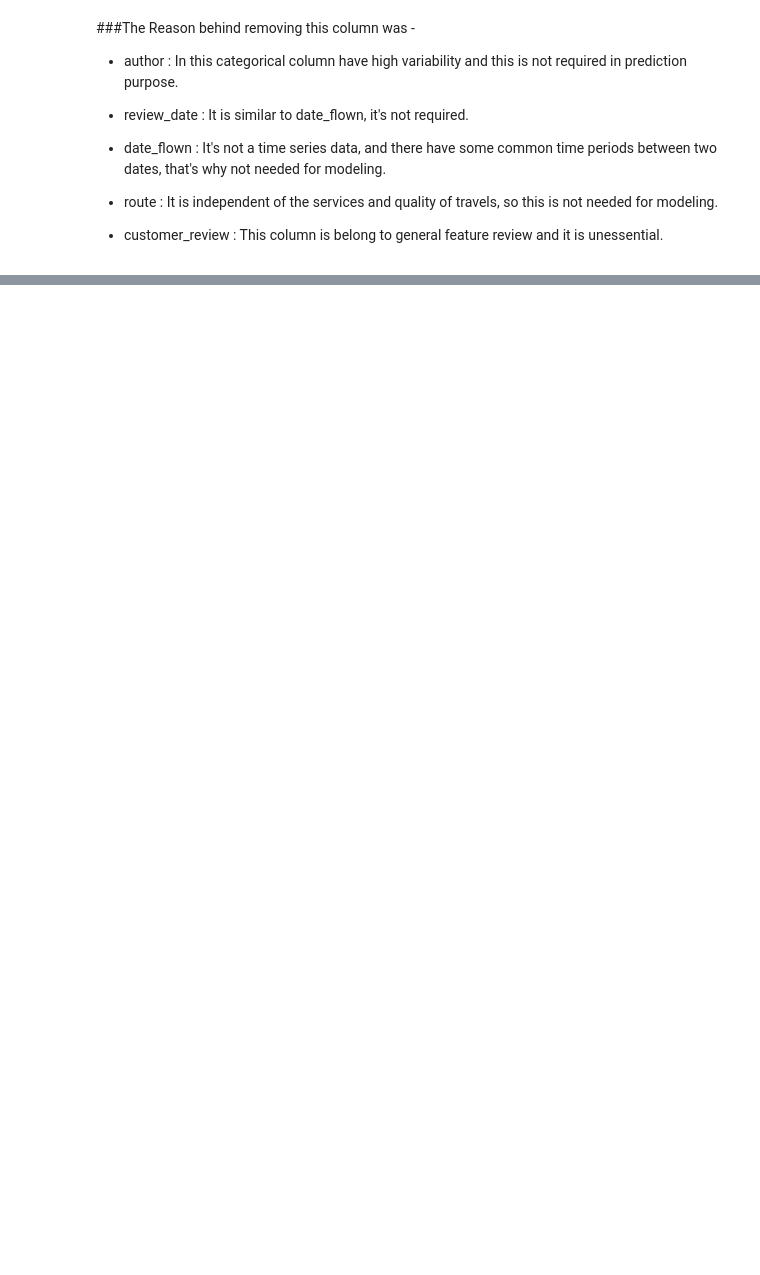
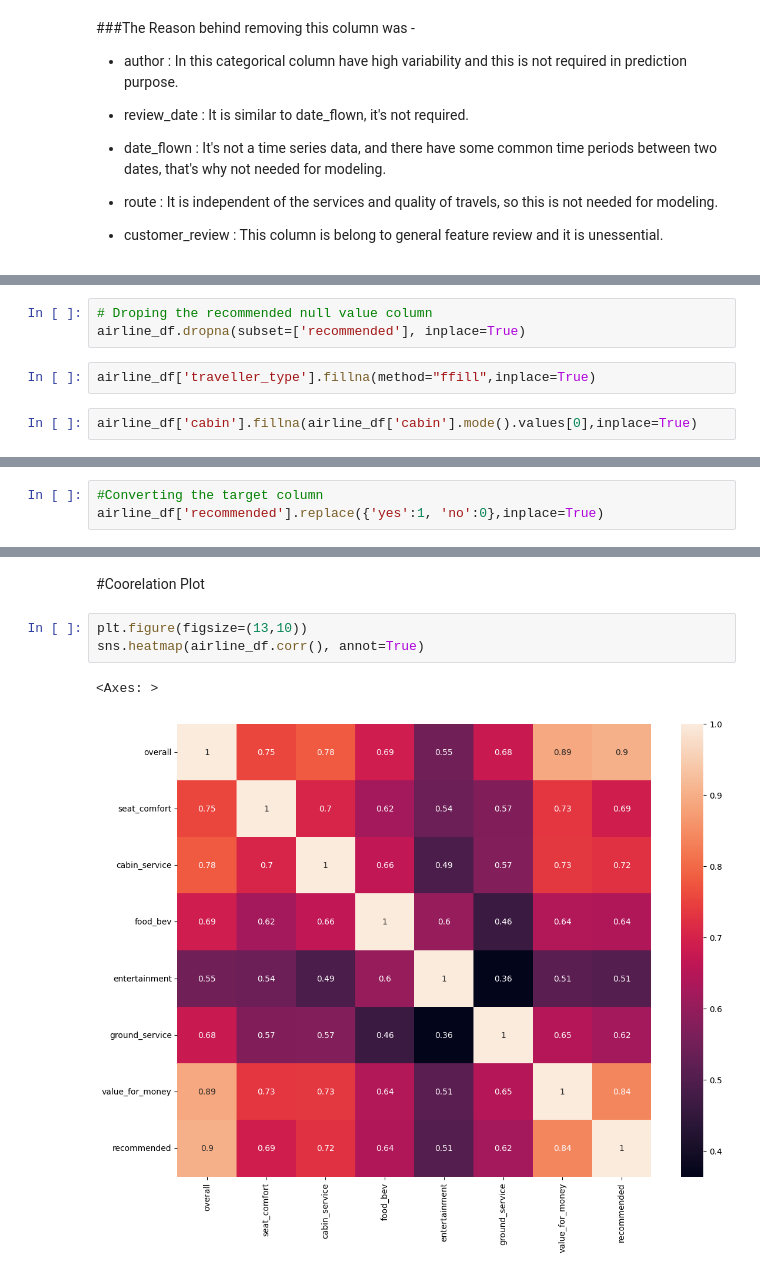
Before and after one commit to kumarsinghashu/Airline-Passenger-Referral-Prediction, a Jupyter notebook: Airline_Passenger_Referral_Prediction.ipynb, the cells around one changed output, grey strips where cells are left out. Saved outputs shown, nothing was run; the diff lists cells and outputs as text; blank space fills up the shorter version.

```diff
--- a/Airline_Passenger_Referral_Prediction.ipynb
+++ b/Airline_Passenger_Referral_Prediction.ipynb
@@ -527,0 +565,7 @@ airline_df.head()
+# %%
+# Droping the recommended null value column
+airline_df.dropna(subset=['recommended'], inplace=True)
+# %%
+airline_df['traveller_type'].fillna(method="ffill",inplace=True)
+# %%
+airline_df['cabin'].fillna(airline_df['cabin'].mode().values[0],inplace=True)
@@ -527,0 +609,3 @@ airline_df.head()
+# %%
+#Converting the target column
+airline_df['recommended'].replace({'yes':1, 'no':0},inplace=True)
@@ -527,0 +619,8 @@ airline_df.head()
+# %% [markdown]
+#<b/>Coorelation Plot</b>
+# %%
+plt.figure(figsize=(13,10))
+sns.heatmap(airline_df.corr(), annot=True)
+# %% [output]
+<Axes: >
+[figure, added]
```
Also changed, not shown: parts of 17 cells of this notebook.
